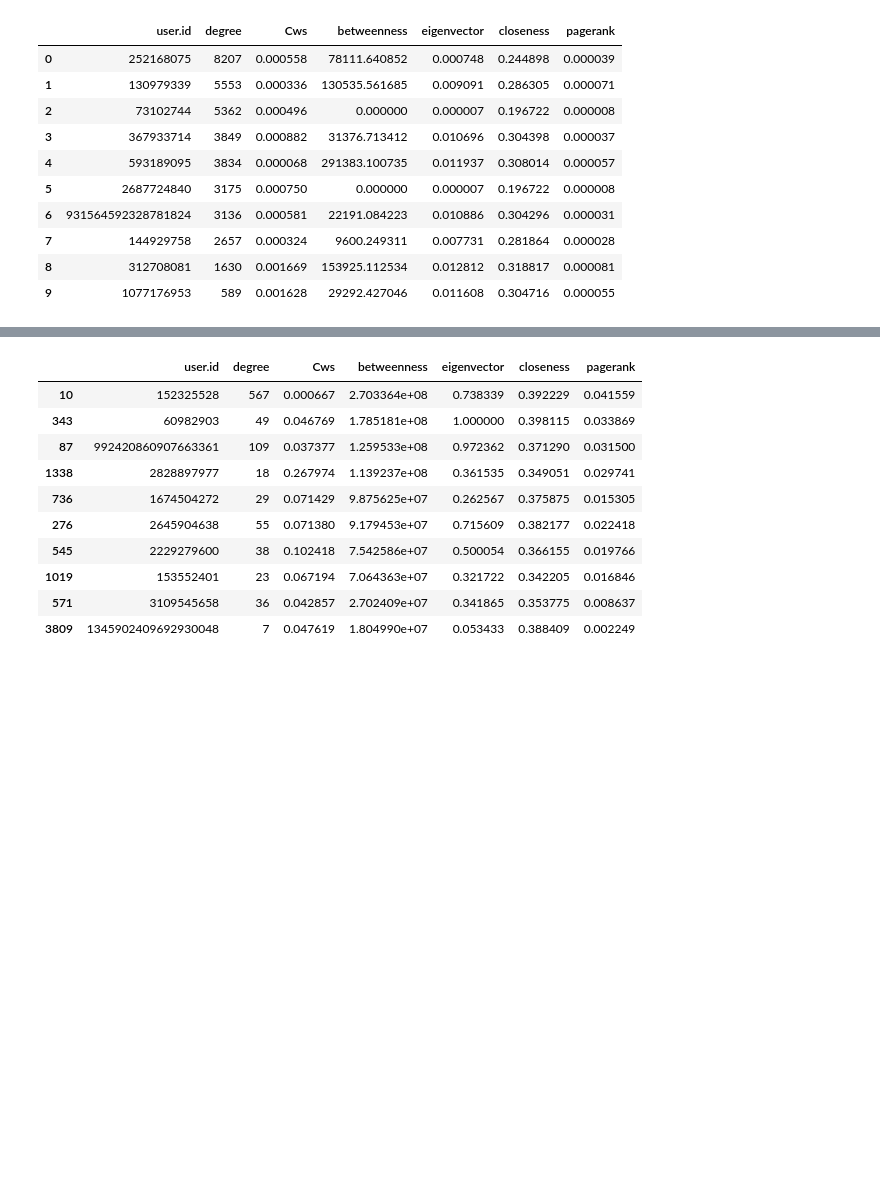
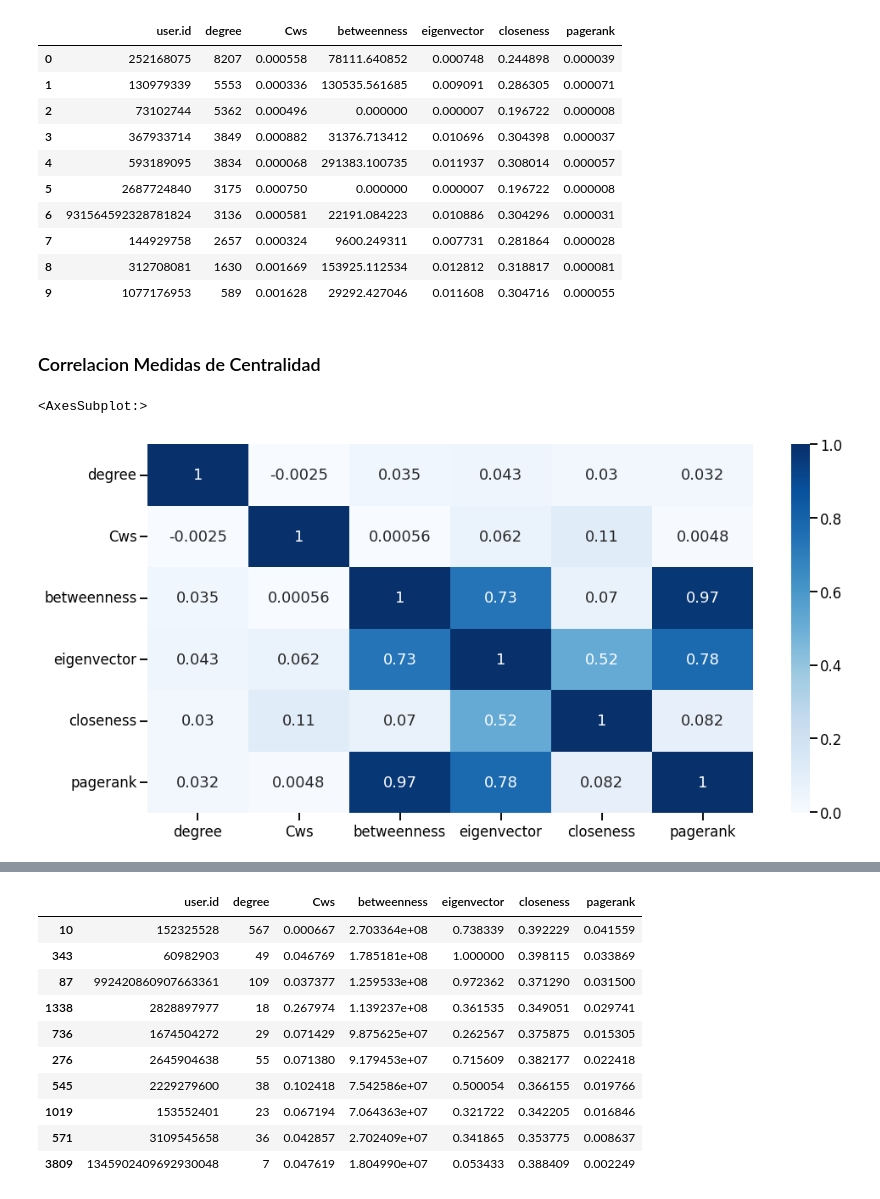
Before and after one commit to teoArganaraz/graphML, a Jupyter notebook: Practico.ipynb, the cells around one changed output, grey strips where cells are left out. Drawn from its saved outputs; the diff is of its cells as text; code cells hidden in the pictures; blank space fills up the shorter version.

```diff
--- a/Practico.ipynb
+++ b/Practico.ipynb
@@ -356,3 +358,11 @@ df_nodes.head(10)
 | 7 | 144929758 | 2657 | 0.000324 | 9600.249311 | 0.007731 | 0.281864 | 0.000028 |
 | 8 | 312708081 | 1630 | 0.001669 | 153925.112534 | 0.012812 | 0.318817 | 0.000081 |
 | 9 | 1077176953 | 589 | 0.001628 | 29292.427046 | 0.011608 | 0.304716 | 0.000055 |
+# %% [markdown]
+### Correlacion Medidas de Centralidad
+# %%
+fig, ax = plt.subplots(figsize=(16,8))
+sns.heatmap(df_nodes.corr(), annot=True, cmap= 'Blues', ax=ax)
+# %% [output]
+<AxesSubplot:>
+[figure, added]
```
Also changed, not shown: parts of 56 cells of this notebook.
